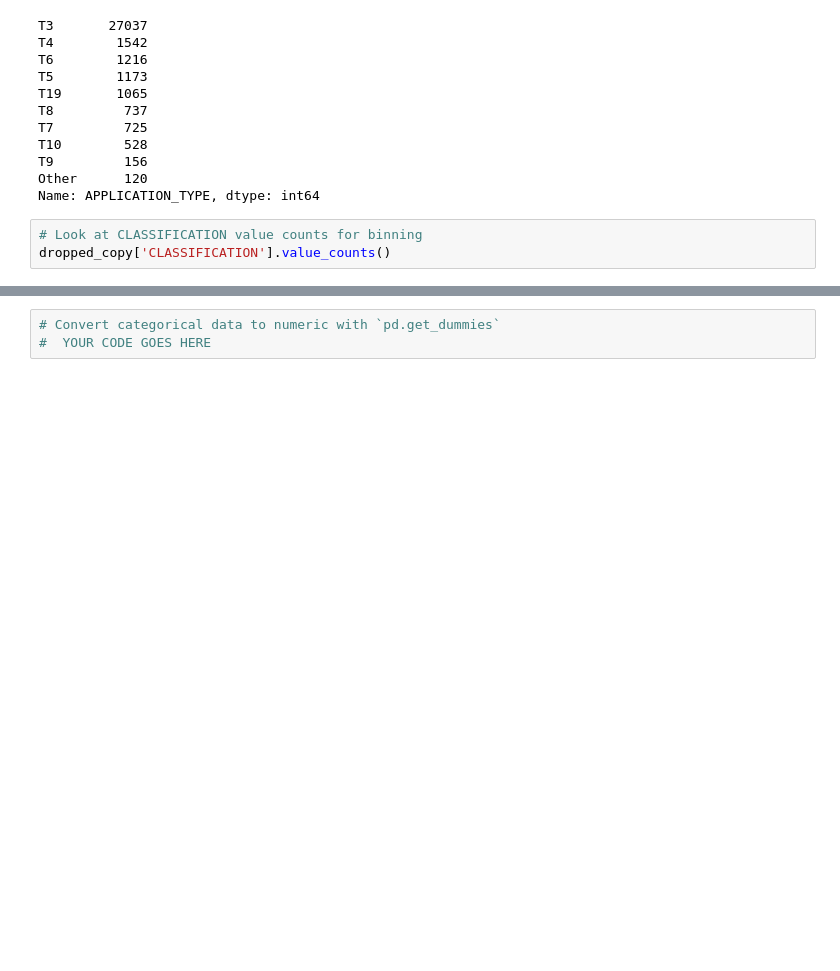
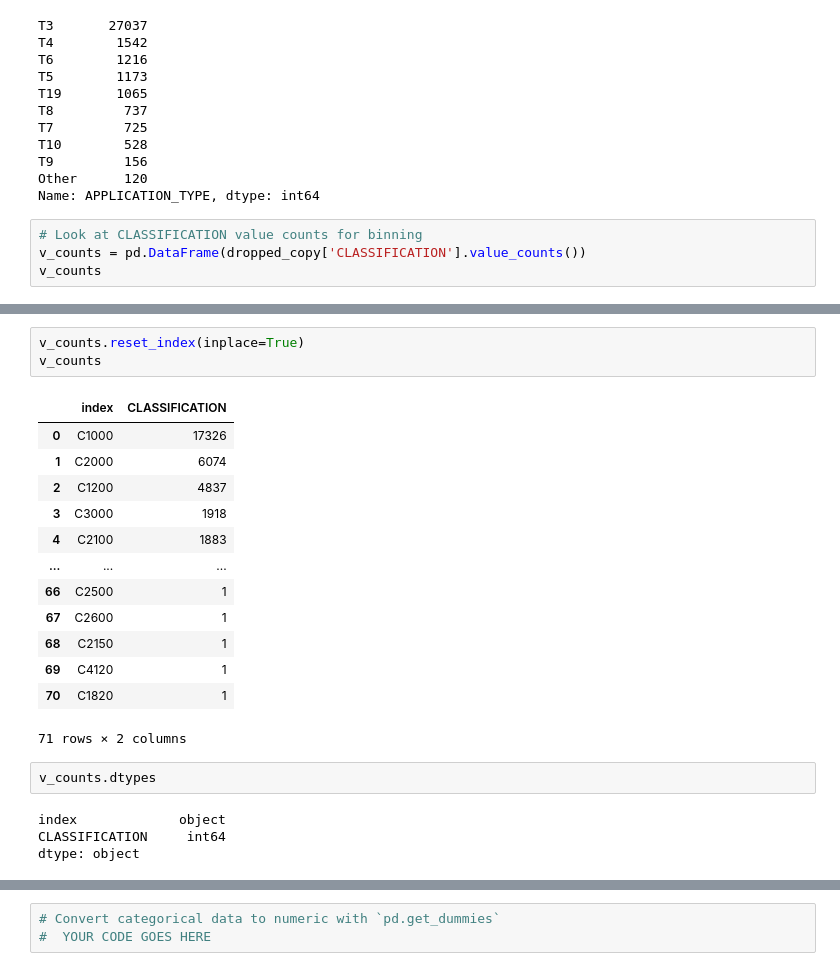
Before and after one commit to twolightsabovethesea/charity-funding-predictor, a Jupyter notebook: Starter_Code.ipynb, the cells around one changed output, grey strips where cells are left out. Drawn from its saved outputs; the diff is of its cells as text; blank space fills up the shorter version.

```diff
--- a/Starter_Code.ipynb
+++ b/Starter_Code.ipynb
@@ -96,5 +96,6 @@ Other      120
 Name: APPLICATION_TYPE, dtype: int64
 # %%
 # Look at CLASSIFICATION value counts for binning
-dropped_copy['CLASSIFICATION'].value_counts()
+v_counts = pd.DataFrame(dropped_copy['CLASSIFICATION'].value_counts())
+v_counts
 # %% [output]
@@ -113,2 +115,25 @@ Name: CLASSIFICATION, Length: 71, dtype: int64
+# %%
+v_counts.reset_index(inplace=True)
+v_counts
+# %% [output]
+|  | index | CLASSIFICATION |
+| 0 | C1000 | 17326 |
+| 1 | C2000 | 6074 |
+| 2 | C1200 | 4837 |
+| 3 | C3000 | 1918 |
+| 4 | C2100 | 1883 |
+| ... | ... | ... |
+| 66 | C2500 | 1 |
+| 67 | C2600 | 1 |
+| 68 | C2150 | 1 |
+| 69 | C4120 | 1 |
+| 70 | C1820 | 1 |
+71 rows × 2 columns
+# %%
+v_counts.dtypes
+# %% [output]
+index             object
+CLASSIFICATION     int64
+dtype: object
 # %%
 # You may find it helpful to look at CLASSIFICATION value counts >1
```
Also changed, not shown: parts of 4 cells of this notebook.
